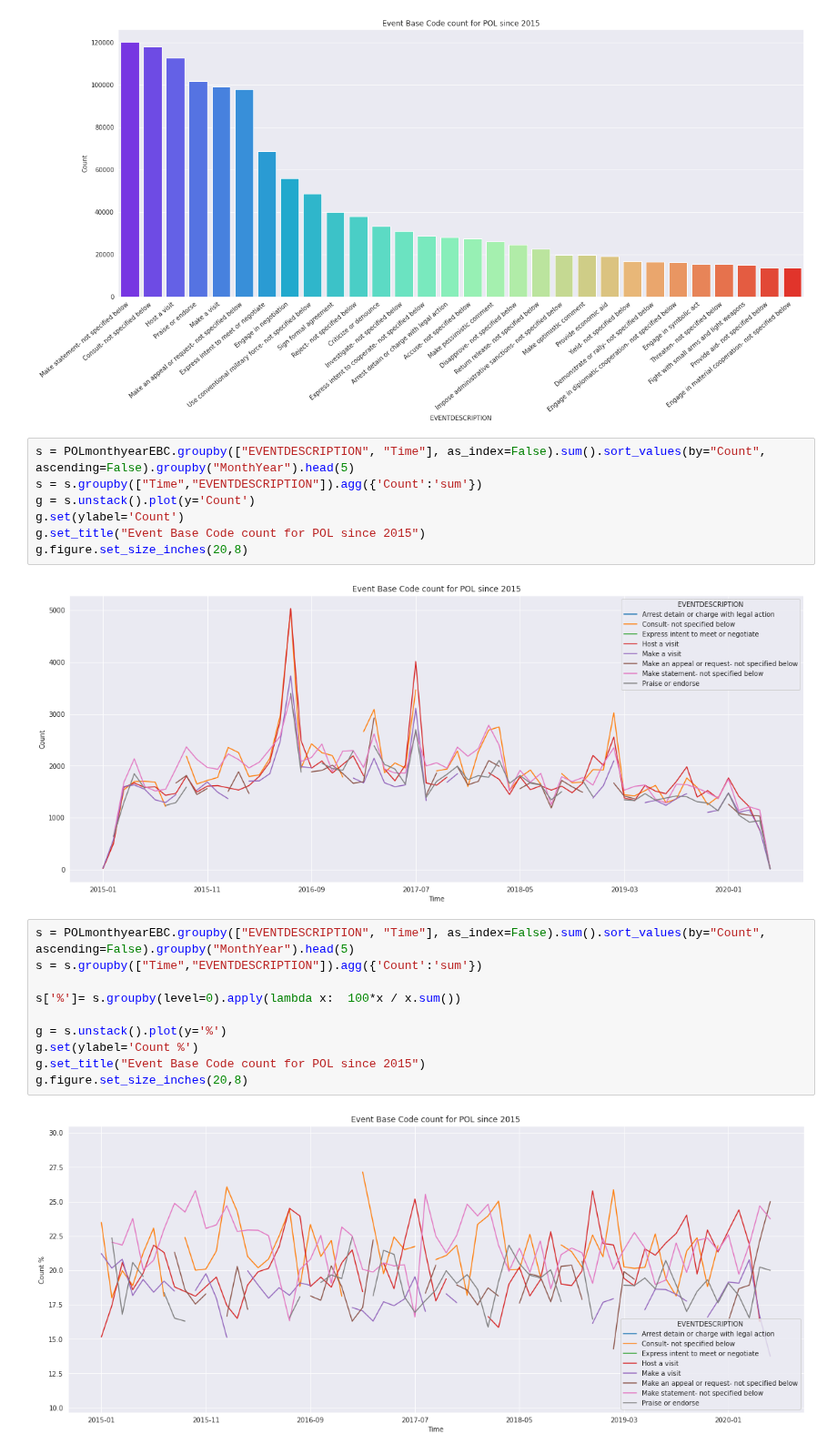
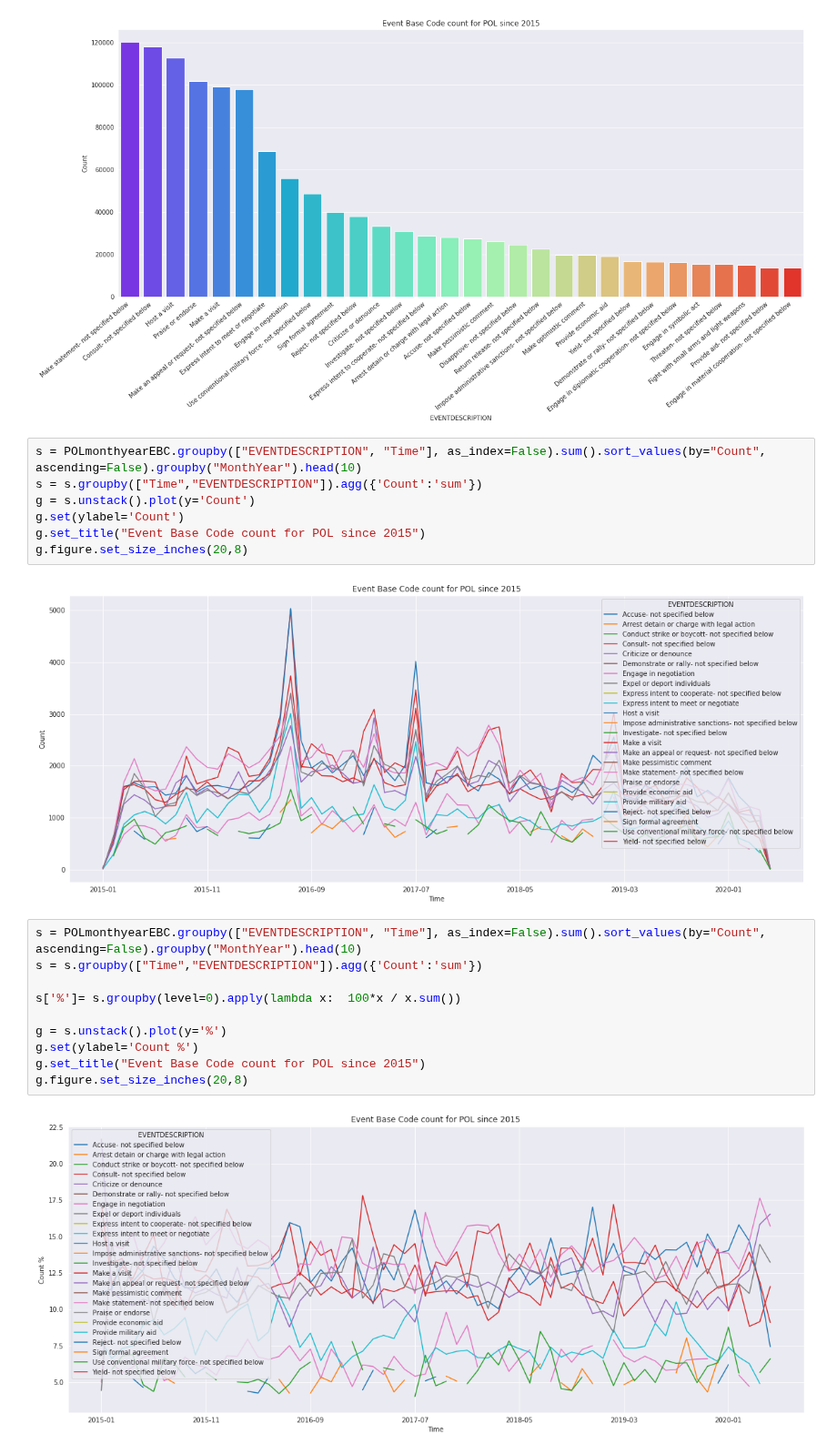
Before and after one commit to mijapa/GDELT, a Jupyter notebook: POL monthyear eventBC count.ipynb, the cells around one changed output. Shown at 91% size. Cells and saved outputs as stored; diff of their text form.

```diff
--- a/POL monthyear eventBC count.ipynb
+++ b/POL monthyear eventBC count.ipynb
@@ -20,23 +20,23 @@ g.figure.set_size_inches(20,8)
 # %% [output]
 [figure]
 # %%
-s = POLmonthyearEBC.groupby(["EVENTDESCRIPTION", "Time"], as_index=False).sum().sort_values(by="Count", ascending=False).groupby("MonthYear").head(5)
+s = POLmonthyearEBC.groupby(["EVENTDESCRIPTION", "Time"], as_index=False).sum().sort_values(by="Count", ascending=False).groupby("MonthYear").head(10)
 s = s.groupby(["Time","EVENTDESCRIPTION"]).agg({'Count':'sum'})
 g = s.unstack().plot(y='Count')
 g.set(ylabel='Count')
 g.set_title("Event Base Code count for POL since 2015")
 g.figure.set_size_inches(20,8)
 # %% [output]
-[figure, old version]
+[figure, new version]
 # %%
-s = POLmonthyearEBC.groupby(["EVENTDESCRIPTION", "Time"], as_index=False).sum().sort_values(by="Count", ascending=False).groupby("MonthYear").head(5)
+s = POLmonthyearEBC.groupby(["EVENTDESCRIPTION", "Time"], as_index=False).sum().sort_values(by="Count", ascending=False).groupby("MonthYear").head(10)
 s = s.groupby(["Time","EVENTDESCRIPTION"]).agg({'Count':'sum'})
 
 s['%']= s.groupby(level=0).apply(lambda x:  100*x / x.sum())
 
 g = s.unstack().plot(y='%')
 g.set(ylabel='Count %')
 g.set_title("Event Base Code count for POL since 2015")
 g.figure.set_size_inches(20,8)
 # %% [output]
-[figure, old version]
+[figure, new version]
```
Also changed, not shown: 38 other files.
